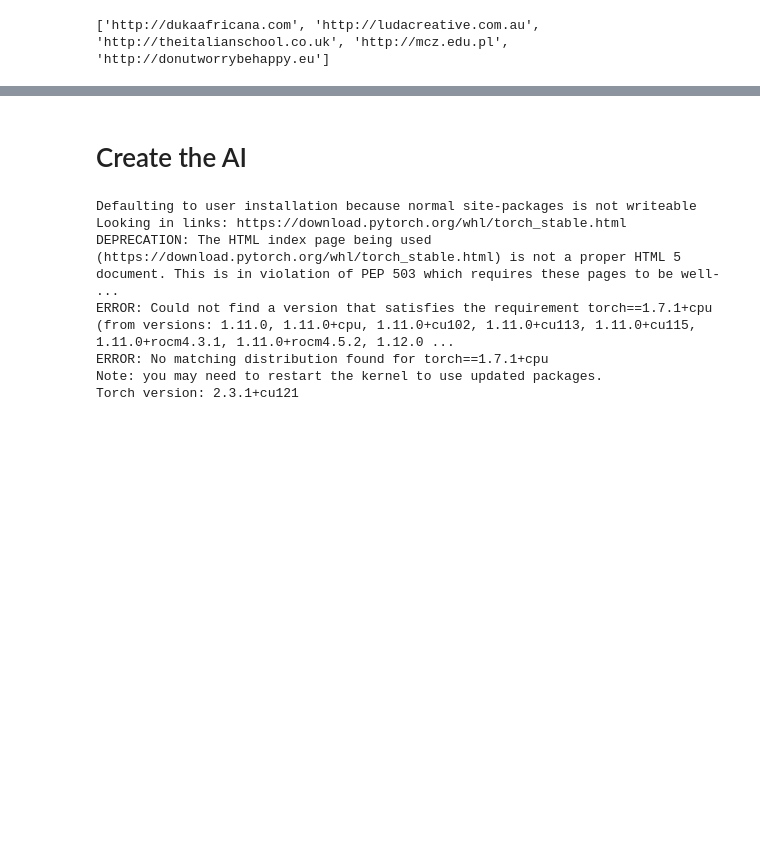
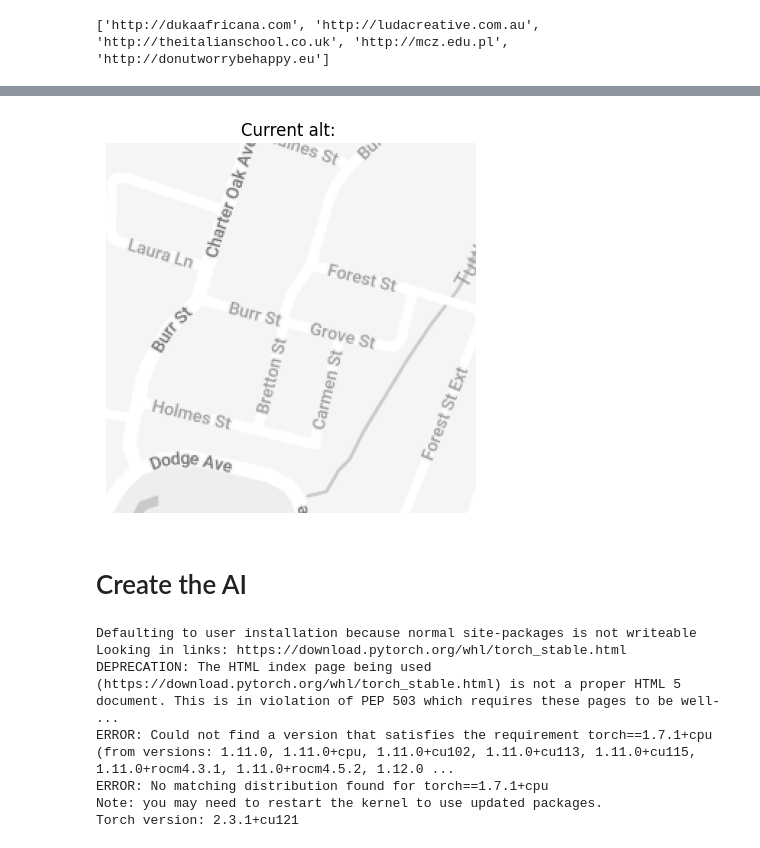
Before and after one commit to FelineJTD/image-alt-text-ai, a Jupyter notebook: scraper/web-scraper.ipynb, the cells around one changed output, grey strips where cells are left out. Drawn from its saved outputs; the diff is of its cells as text; code cells hidden in the pictures; blank space fills up the shorter version.

Commit message:
feat: 3 websites

```diff
--- a/scraper/web-scraper.ipynb
+++ b/scraper/web-scraper.ipynb
@@ -131,30 +131,32 @@ import requests
 from bs4 import BeautifulSoup
 import json
 from IPython.display import clear_output
-import webbrowser
 import os
 from selenium import webdriver
 
 i_website = 1
 # Load the progress
-# try:
-#     with open("progress.txt", "r") as f:
-#         i_website = int(f.readline())
-# except FileNotFoundError:
-#     pass
+try:
+    with open("progress.txt", "r") as f:
+        i_website = int(f.readline())
+except FileNotFoundError:
+    pass
 
 
 for i in range(i_website, len(websites)):
     website_info = {}
     try:
         # Open the URL in a new tab for reference while labelling
-        webbrowser.open_new_tab(websites[i])
+        driver = webdriver.Chrome()
+        driver.get(websites[i])# Get the page source after interactions
+        page = driver.page_source
         # Skip website?
         skip = input("Skip website? (input anything to skip): ")
         if skip == 'q':
             # Save the progress
             with open("progress.txt", "w") as f:
                 f.write(str(i_website))
+            driver.quit()
             break
         if skip:
             i_website += 1
@@ -165,9 +167,6 @@ for i in range(i_website, len(websites)):
         # Get the HTML content of the page
         # page = requests.get(websites[i])
 
-        driver = webdriver.Chrome()
-        driver.get(websites[i])# Get the page source after interactions
-        page = driver.page_source# Parse the page source with Beautiful Soup
         # Parse the HTML content
         soup = BeautifulSoup(page, "html.parser")# Extract data using Beautiful Soup methods
 
@@ -215,8 +214,6 @@ for i in range(i_website, len(websites)):
                         f.write(str(i_website))
                         f.write("\n")
                         f.write(str(i_image))
-                    # Close the browser
-                    driver.quit()
                     break
                 if data is None:
                     continue
@@ -305,3 +300,4 @@ Opening in existing browser session.
+[figure, added]
 # %% [markdown]
 # Create the AI
 # %%
```
Also changed, not shown: parts of 2 cells of this notebook, 33 other files.
